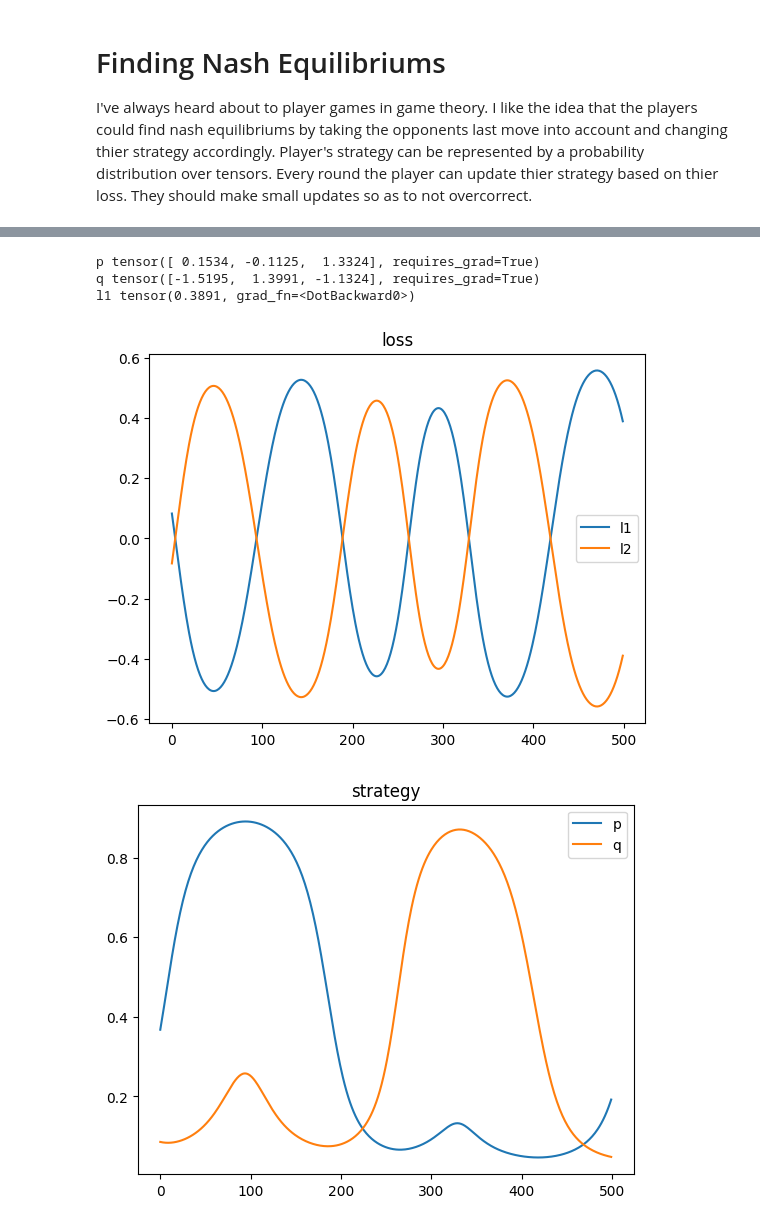
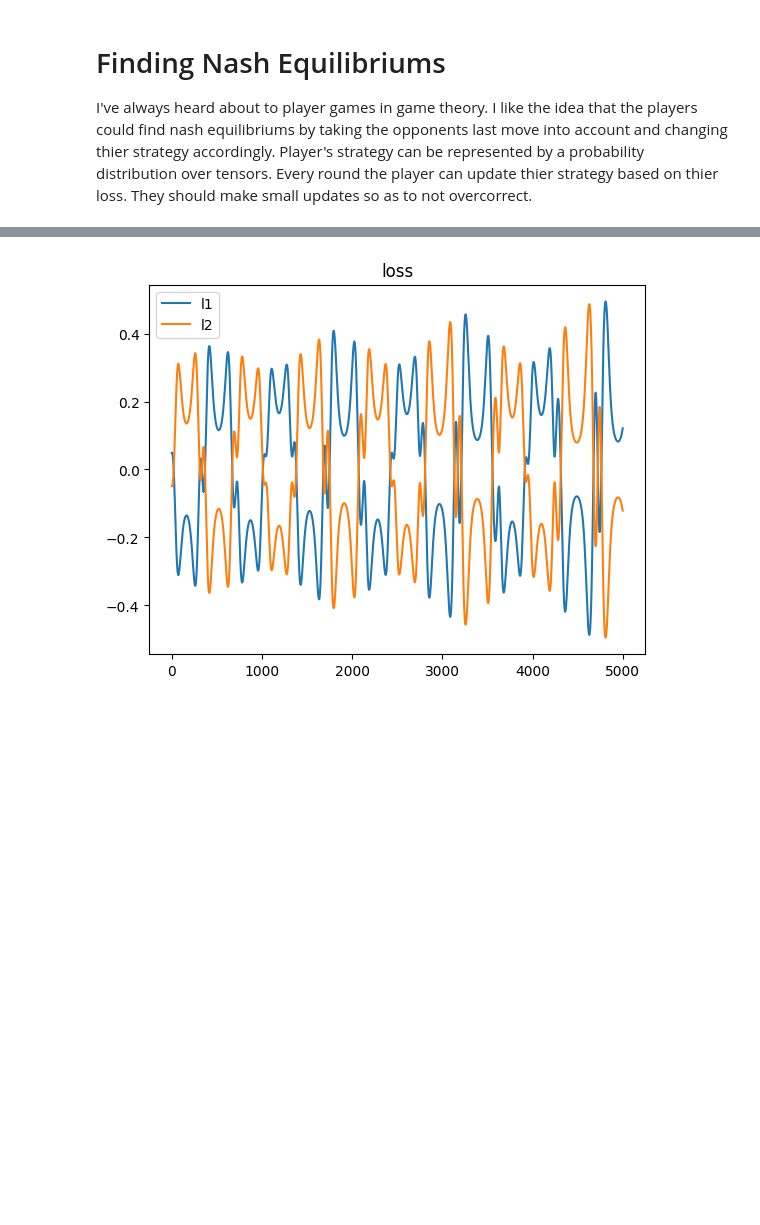
Before and after one commit to JacksonRudd/learn_pytorch, a Jupyter notebook: nash.ipynb, the cells around one changed output, grey strips where cells are left out. Cells and saved outputs as stored; diff of their text form; code cells hidden in the pictures; blank space fills up the shorter version.

```diff
--- a/nash.ipynb
+++ b/nash.ipynb
@@ -8,16 +40,17 @@ import torch
 # %%
 
-
+import torch
 
 import matplotlib.pyplot as plt
+import matplotlib.animation as animation
 
-def solve(game, iter=100, alpha=.05):
+def solve(game, iter=100, alpha=.05, vid_name=None):
     q = torch.randn(game.size()[0],requires_grad=True)
     p = torch.randn(game.size()[1], requires_grad=True)
-    l1_list, l2_list, p_list, q_list = [], [],[],[]
+    l1_list, l2_list, p_list = [], [],[]
 
-    def update(l1, l2, p, q):
-        l1_list.append(l1), l2_list.append(l2), p_list.append(p), q_list.append(q)
+    def update(l1, l2, p):
+        l1_list.append(l1), l2_list.append(l2), p_list.append(p)
 
 
     alpha = 0.1
@@ -27,7 +60,8 @@ def solve(game, iter=100, alpha=.05):
 
         l1 = q_ten @ (game @ torch.tensor([1.,0])) @ p_ten
         l2 = q_ten @ (game @ torch.tensor([0,1.])) @ p_ten
-        update(l1.data.numpy().copy(), l2.data.numpy().copy(), p_ten[0].data.numpy().copy(), q_ten[0].data.numpy().copy())
+        with torch.no_grad():
+            update(l1.data.numpy().copy(), l2.data.numpy().copy(), (p_ten.view(-1,1) @ q_ten.view(1,-1)))
 
 
         l1.backward(retain_graph=True)
@@ -41,9 +75,7 @@ def solve(game, iter=100, alpha=.05):
             p.data.add_(alpha * p.grad.data)
             p.grad.zero_()
             q.grad.zero_()
-    print('p', p)
-    print('q',q)
-    print('l1',l1)
+
     r = range(len(l1_list))
     plt.title('loss')
     plt.plot(r, l1_list, label='l1')
@@ -51,11 +83,8 @@ def solve(game, iter=100, alpha=.05):
     plt.legend()
     plt.show()
 
-    plt.title('strategy')
-    plt.plot(r, p_list, label='p')
-    plt.plot(r, q_list, label='q')
-    plt.legend()
-    plt.show()
+    if vid_name:
+        save_to_video(p_list, vid_name)
 # %%
 # Prisoners del
 game = torch.tensor([
@@ -86,14 +115,10 @@ l1 tensor(0.0220, grad_fn=<DotBackward0>)
 # %%
 # Rock paper scissors
 game = torch.tensor([
     [[0,0],[1,-1], [-1,1]]
    ,[[-1,1],[0,0], [1,-1]]
    ,[[1,-1],[-1,1], [0,0]]
     ],dtype=torch.float)
-solve(game, iter=500, alpha=.1)
+solve(game, iter=5000, alpha=.1, vid_name='rps')
 # %% [output]
-p tensor([ 0.1534, -0.1125,  1.3324], requires_grad=True)
-q tensor([-1.5195,  1.3991, -1.1324], requires_grad=True)
-l1 tensor(0.3891, grad_fn=<DotBackward0>)
-[figure, old version]
+[figure, new version]
-[figure, removed]
```
Also changed, not shown: parts of 7 cells of this notebook, 1 other file.
